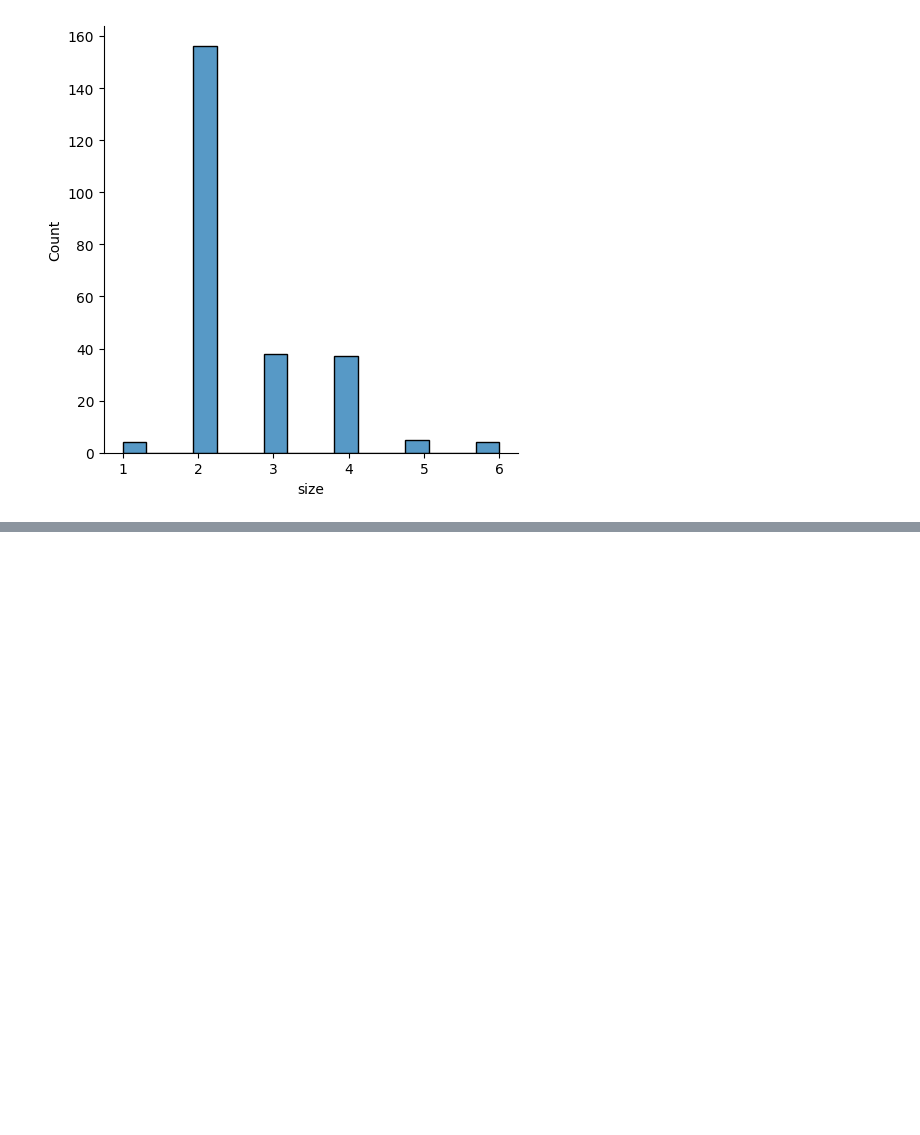
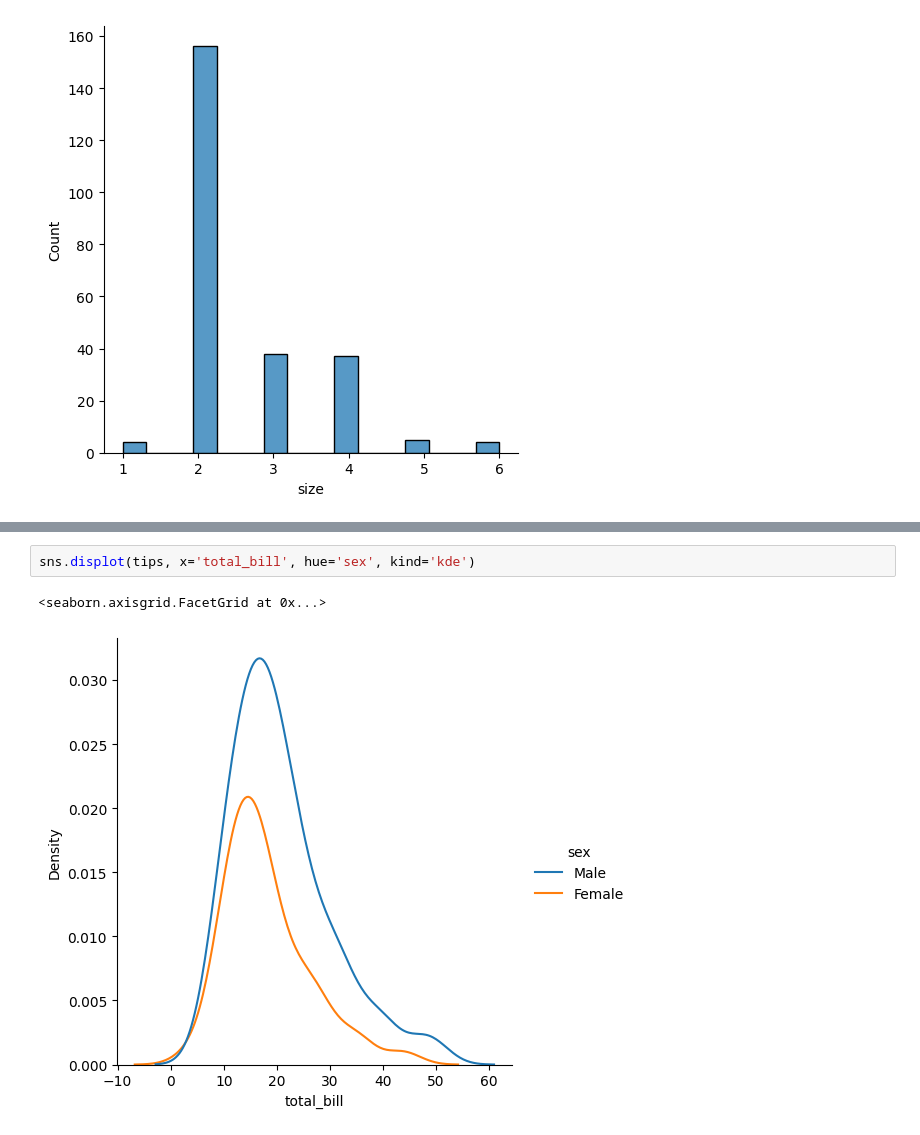
Before and after one commit to hosngholami/Learning, a Jupyter notebook: matplotlib.ipynb, the cells around one changed output, grey strips where cells are left out. Drawn from its saved outputs; the diff is of its cells as text; blank space fills up the shorter version.

```diff
--- a/matplotlib.ipynb
+++ b/matplotlib.ipynb
@@ -69,0 +80,5 @@ sns.displot(tips, x='size')
+# %%
+sns.displot(tips, x='total_bill', hue='sex', kind='kde')
+# %% [output]
+<seaborn.axisgrid.FacetGrid at 0x...>
+[figure, added]
```
Also changed, not shown: parts of 14 cells of this notebook.
